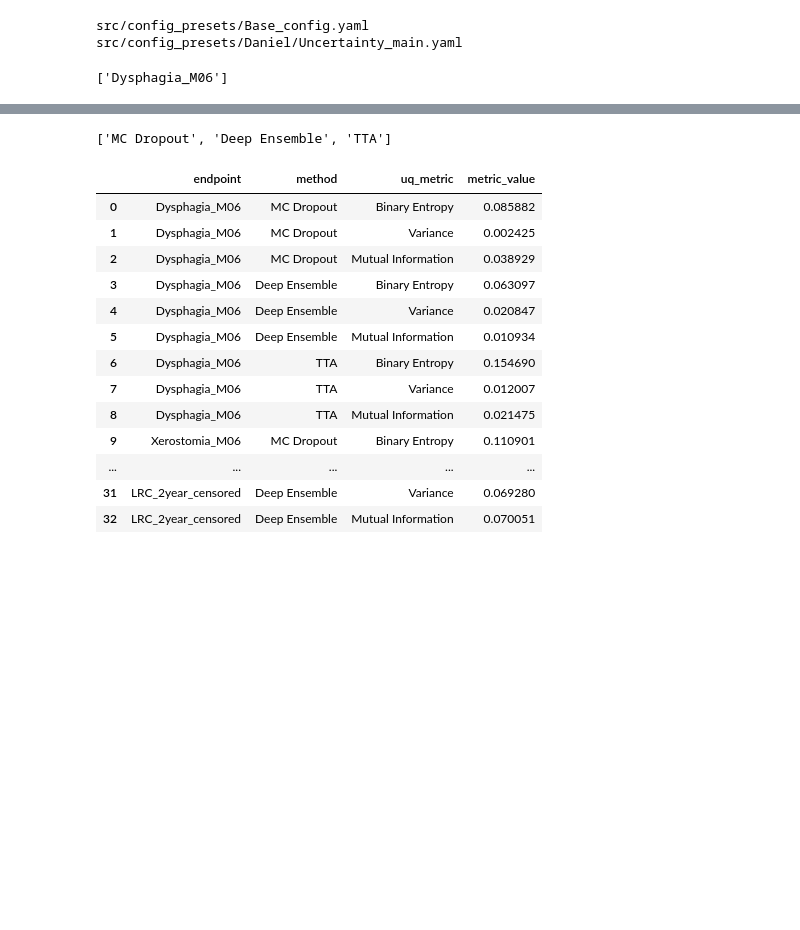
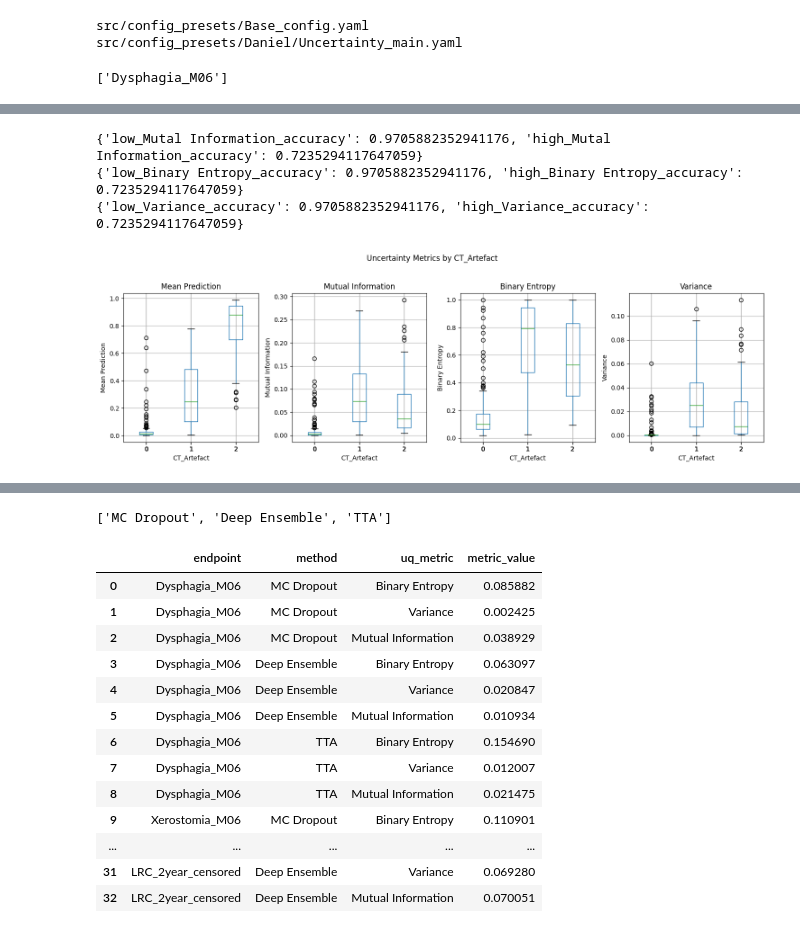
Before and after one commit to DLinRadiotherapyUMCG/PR3DICTR, a Jupyter notebook: metrics_testing.ipynb, the cells around one changed output, grey strips where cells are left out. Cells and saved outputs as stored; diff of their text form; code cells hidden in the pictures; blank space fills up the shorter version.

```diff
--- a/metrics_testing.ipynb
+++ b/metrics_testing.ipynb
@@ -173,0 +189,8 @@ plt.show()
+# %%
+df_dataset = pd.read_csv(r'/home/macraedc/data/uncertainty_project/UQ_metal_artefact_dataset.csv', sep=';')
+df_dataset = df_dataset[['PatientID', 'CT_Artefact']]
+# %%
+df_metal = UQ_RESULTS_DICT['UQ_Metal_Artefacts']['MC Dropout']
+df_metal = UQ_RESULTS_DICT['UQ_Metal_Artefacts']['Deep Ensemble']
+
+df_metal = pd.merge(df_metal, df_dataset, how='left', on='PatientID')
@@ -173,0 +217,52 @@ plt.show()
+# %%
+def accuracy_by_column(df, column):
+    """
+    Computes accuracy for the half of samples with the highest and lowest mutual information.
+
+    Args:
+        df (pd.DataFrame): DataFrame with columns 'Mutual Information', 'Mean Prediction', 'True Labels'
+
+    Returns:
+        dict: {'high_MI_accuracy': float, 'low_MI_accuracy': float}
+    """
+    df_sorted = df.sort_values('Mutual Information')
+    n = len(df_sorted)
+    third = (n) // 2
+
+    # Lowest MI half
+    df_low_MI = df_sorted.iloc[:third]
+    acc_low = (df_low_MI['Mean Prediction'].round() == df_low_MI['True Labels']).mean()
+
+    # Highest MI half
+    df_high_MI = df_sorted.iloc[-third:]
+    acc_high = (df_high_MI['Mean Prediction'].round() == df_high_MI['True Labels']).mean()
+
+    results = {f'low_{column}_accuracy': acc_low, f'high_{column}_accuracy': acc_high}
+
+    print(results)
+
+    #return results
+
+
+accuracy_by_column(df_metal, "Mutal Information")
+accuracy_by_column(df_metal, "Binary Entropy")
+accuracy_by_column(df_metal, "Variance")
+# %% [output]
+{'low_Mutal Information_accuracy': 0.9705882352941176, 'high_Mutal Information_accuracy': 0.7235294117647059}
+{'low_Binary Entropy_accuracy': 0.9705882352941176, 'high_Binary Entropy_accuracy': 0.7235294117647059}
+{'low_Variance_accuracy': 0.9705882352941176, 'high_Variance_accuracy': 0.7235294117647059}
+# %%
+fig, axes = plt.subplots(1, 4, figsize=(15, 5), sharex=True)
+
+metrics = ["Mean Prediction", 'Mutual Information', 'Binary Entropy', 'Variance']
+for i, metric in enumerate(metrics):
+    df_metal.boxplot(column=metric, by='CT_Artefact', ax=axes[i])
+    axes[i].set_title(metric)
+    axes[i].set_xlabel('CT_Artefact')
+    axes[i].set_ylabel(metric)
+
+plt.suptitle('Uncertainty Metrics by CT_Artefact')
+plt.tight_layout(rect=[0, 0.03, 1, 0.95])
+plt.show()
+# %% [output]
+[figure, added]
```
Also changed, not shown: parts of 7 cells of this notebook, 4 other files.
